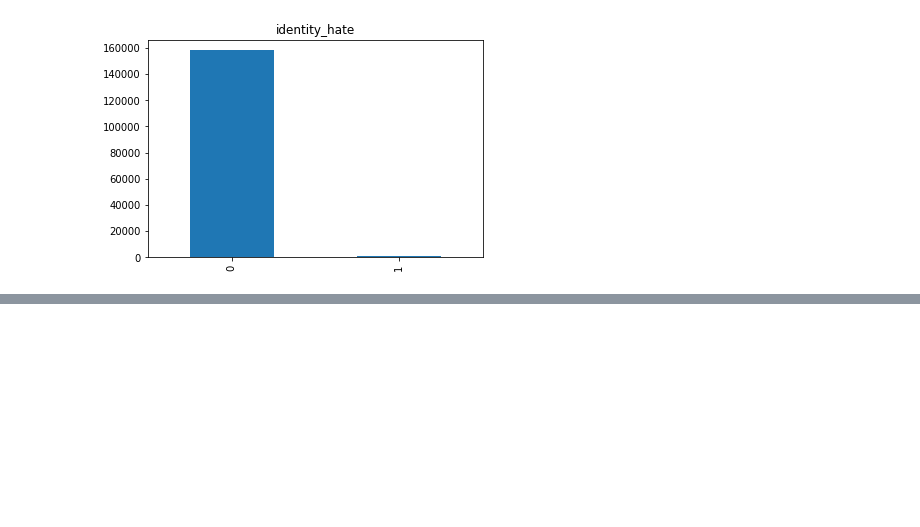
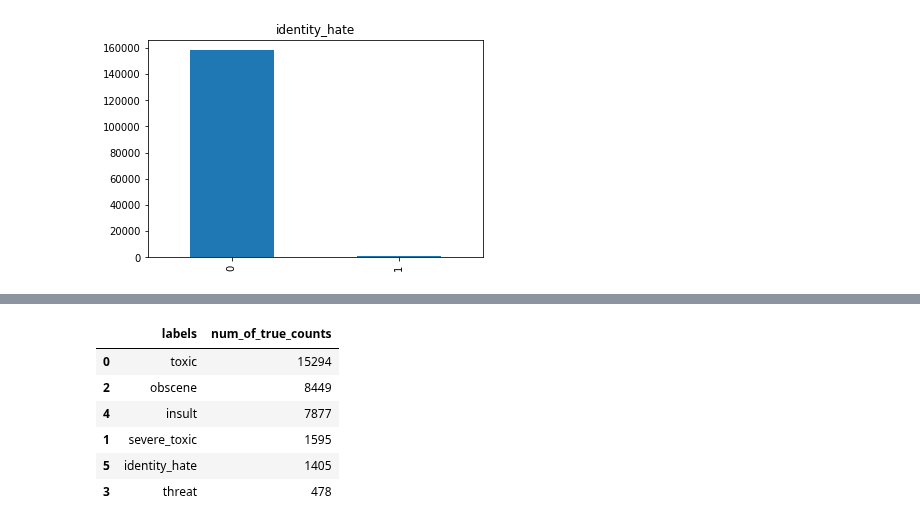
Before and after one commit to ashikshafi08/Learning_Tensorflow, a Jupyter notebook: Projects/Toxic_comment_NLP.ipynb, the cells around one changed output, grey strips where cells are left out. Saved outputs shown, nothing was run; the diff lists cells and outputs as text; code cells hidden in the pictures; blank space fills up the shorter version.

```diff
--- a/Projects/Toxic_comment_NLP.ipynb
+++ b/Projects/Toxic_comment_NLP.ipynb
@@ -177,0 +170,15 @@ for row in train_df_shuffled[["text", "target"]][random_index:random_index+5].it
+# %%
+# Creating a dataframe that contains only contains True toxic labels
+toxicity_df = pd.DataFrame()
+toxicity_df['labels'] = data.columns[1:]
+toxicity_df['num_of_true_counts'] = data.iloc[: ,1:].sum().values
+toxicity_df.sort_values(['num_of_true_counts'] , inplace = True , ascending = False)
+toxicity_df
+# %% [output]
+|  | labels | num_of_true_counts |
+| 0 | toxic | 15294 |
+| 2 | obscene | 8449 |
+| 4 | insult | 7877 |
+| 1 | severe_toxic | 1595 |
+| 5 | identity_hate | 1405 |
+| 3 | threat | 478 |
```
Also changed, not shown: parts of 9 cells of this notebook.
